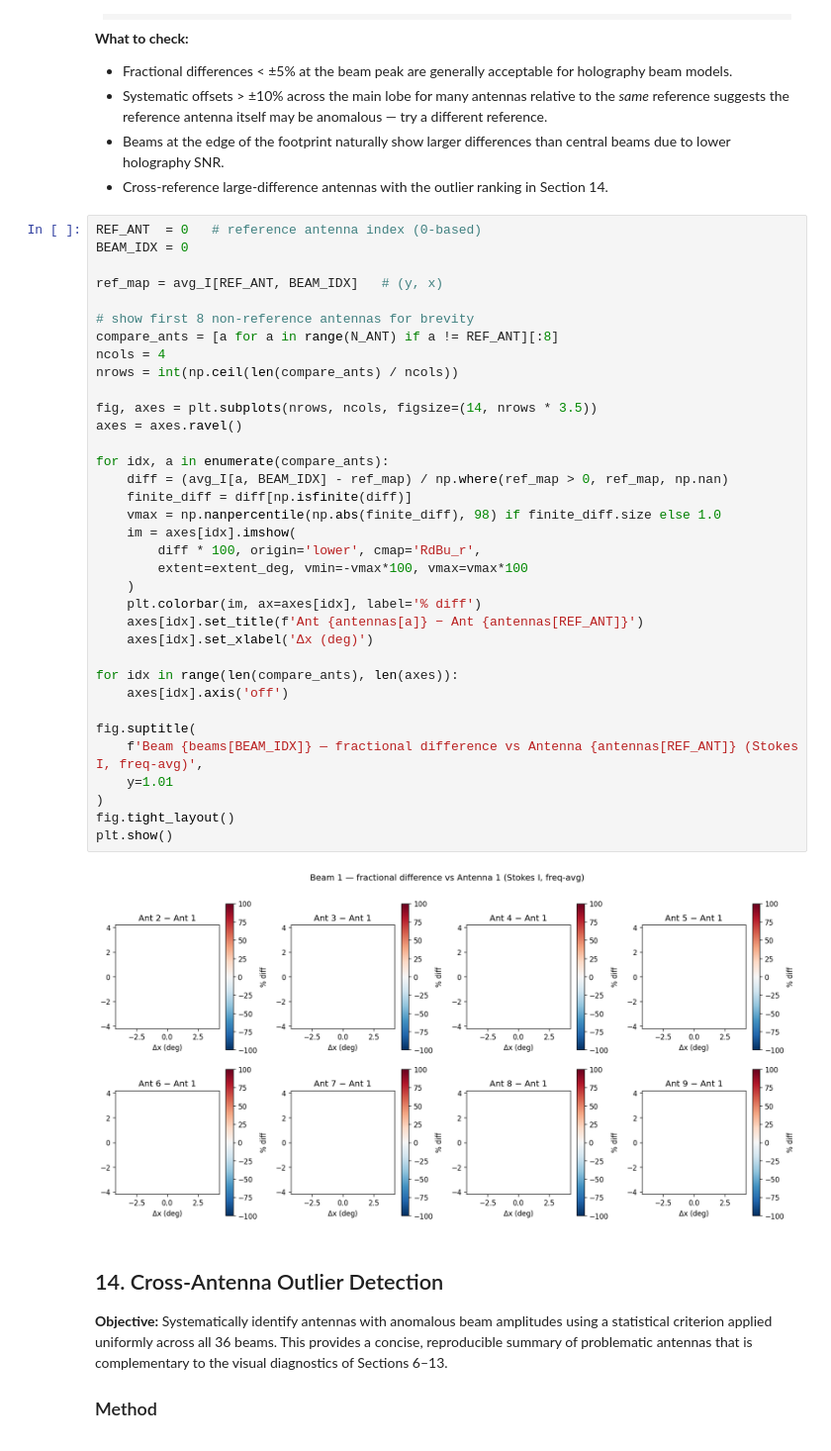
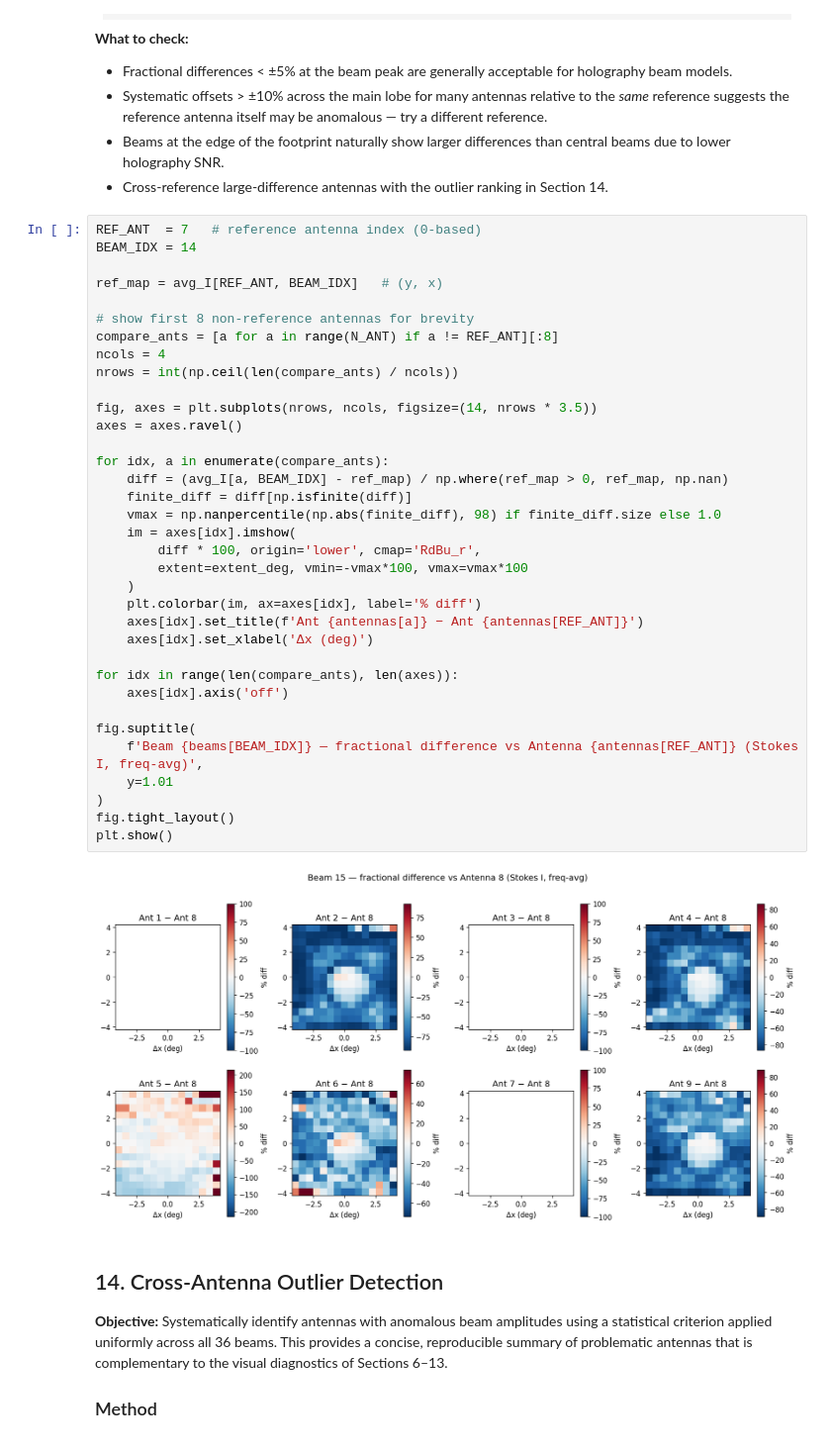
Before and after one commit to wasimraja81/askap-beam-analysis, a Jupyter notebook: holopy_hdf5_analysis.ipynb, the cells around one changed output. Shown at 99% size. Cells and saved outputs as stored; diff of their text form.

```diff
--- a/holopy_hdf5_analysis.ipynb
+++ b/holopy_hdf5_analysis.ipynb
@@ -967,42 +967,42 @@ where $B_a$ and $B_{\text{ref}}$ are the frequency-averaged Stokes-I maps (shape
 - Beams at the edge of the footprint naturally show larger differences than central beams due to lower holography SNR.
 - Cross-reference large-difference antennas with the outlier ranking in Section 14.
 # %%
-REF_ANT  = 0   # reference antenna index (0-based)
-BEAM_IDX = 0
+REF_ANT  = 7   # reference antenna index (0-based)
+BEAM_IDX = 14
 
 ref_map = avg_I[REF_ANT, BEAM_IDX]   # (y, x)
 
 # show first 8 non-reference antennas for brevity
 compare_ants = [a for a in range(N_ANT) if a != REF_ANT][:8]
 ncols = 4
 nrows = int(np.ceil(len(compare_ants) / ncols))
 
 fig, axes = plt.subplots(nrows, ncols, figsize=(14, nrows * 3.5))
 axes = axes.ravel()
 
 for idx, a in enumerate(compare_ants):
     diff = (avg_I[a, BEAM_IDX] - ref_map) / np.where(ref_map > 0, ref_map, np.nan)
     finite_diff = diff[np.isfinite(diff)]
     vmax = np.nanpercentile(np.abs(finite_diff), 98) if finite_diff.size else 1.0
     im = axes[idx].imshow(
         diff * 100, origin='lower', cmap='RdBu_r',
         extent=extent_deg, vmin=-vmax*100, vmax=vmax*100
     )
     plt.colorbar(im, ax=axes[idx], label='% diff')
     axes[idx].set_title(f'Ant {antennas[a]} − Ant {antennas[REF_ANT]}')
     axes[idx].set_xlabel('Δx (deg)')
 
 for idx in range(len(compare_ants), len(axes)):
     axes[idx].axis('off')
 
 fig.suptitle(
     f'Beam {beams[BEAM_IDX]} — fractional difference vs Antenna {antennas[REF_ANT]} (Stokes I, freq-avg)',
     y=1.01
 )
 fig.tight_layout()
 plt.show()
 # %% [output]
-[figure, old version]
+[figure, new version]
 # %% [markdown]
 ## 14. Cross-Antenna Outlier Detection
 
```
Also changed, not shown: parts of 1 cell of this notebook.
